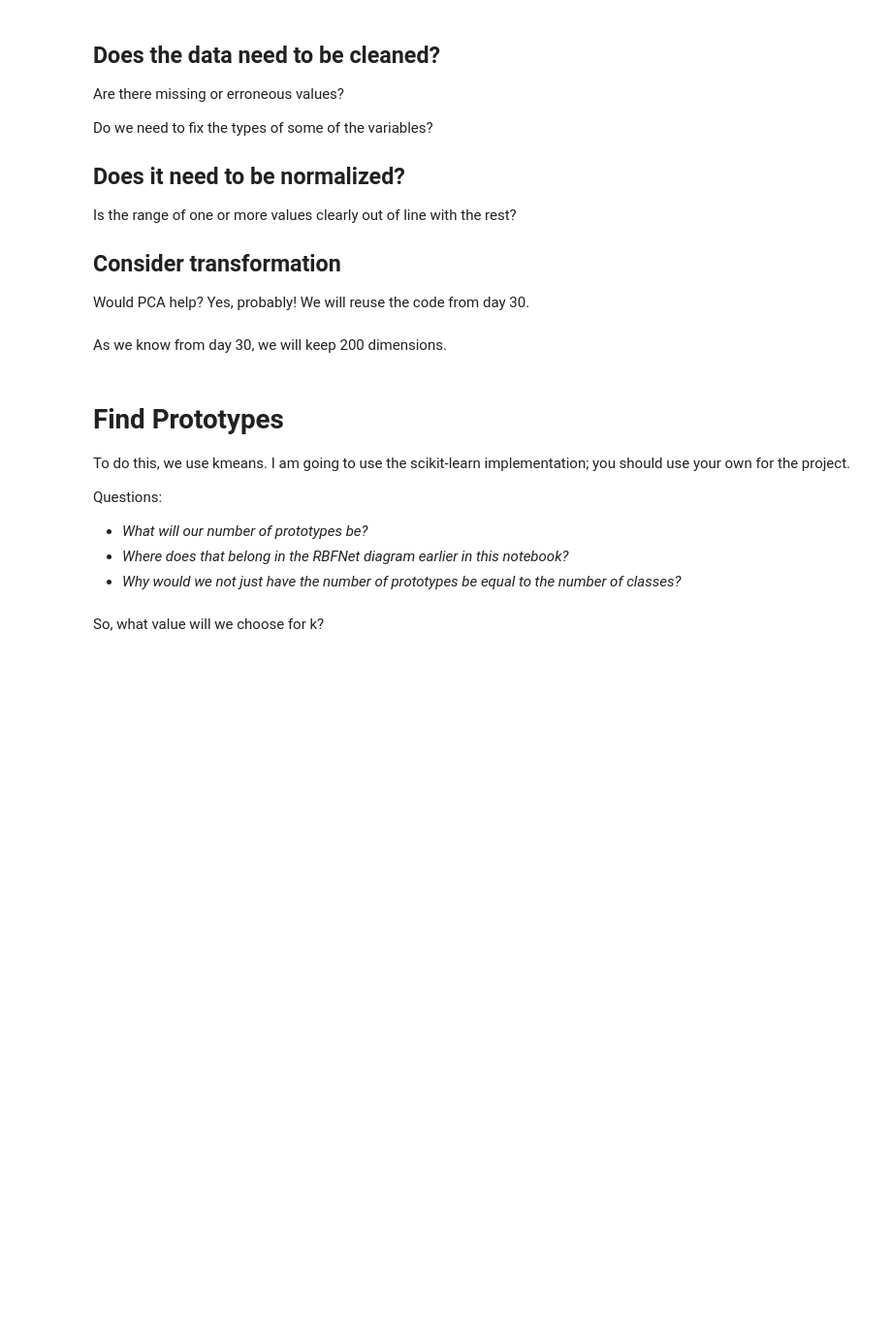
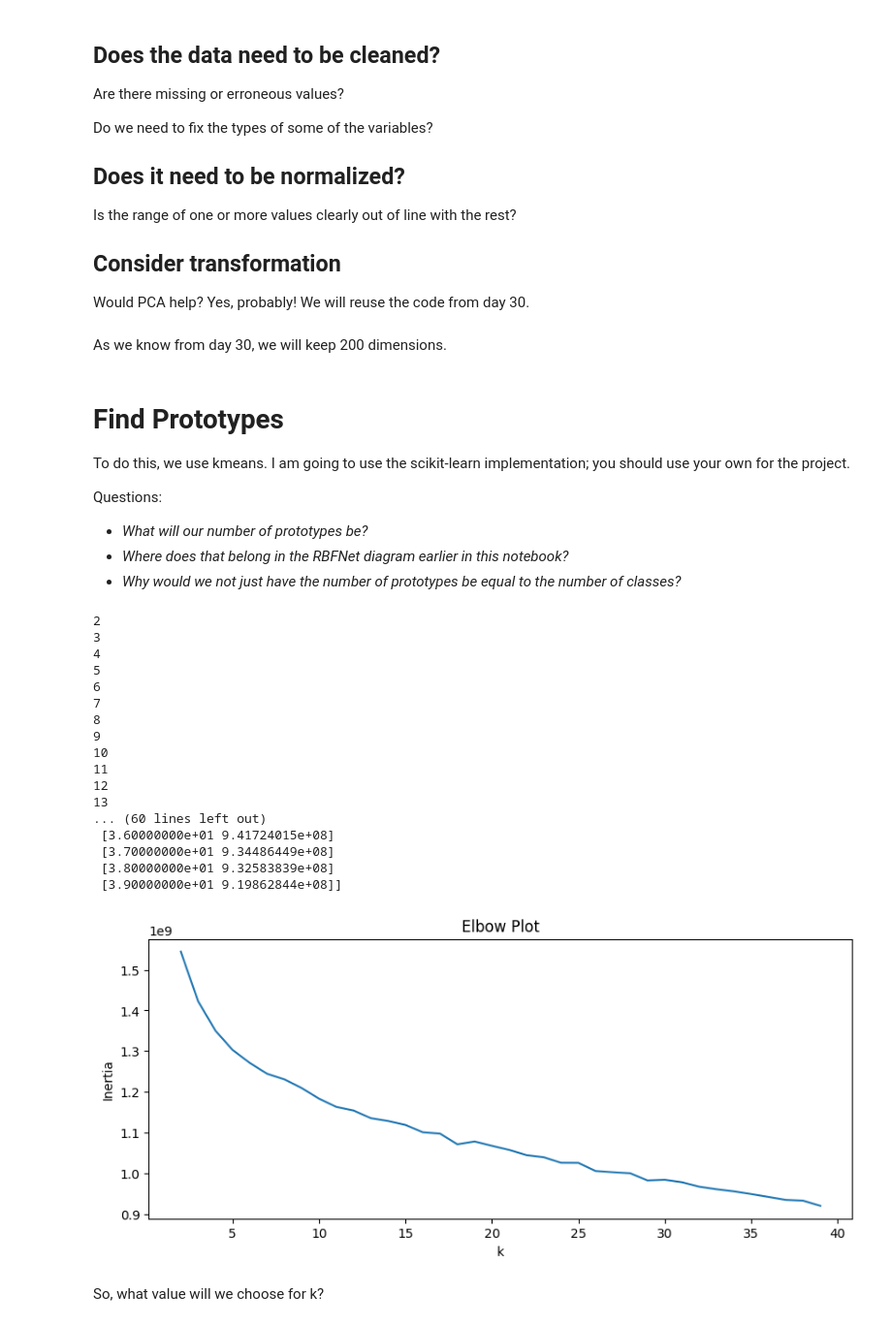
Before and after one commit to ajstent/CS252S22, a Jupyter notebook: Day34.ipynb, the cells around one changed output. Shown at 97% size. Drawn from its saved outputs; the diff is of its cells as text; code cells hidden in the pictures; blank space fills up the shorter version.

```diff
--- a/Day34.ipynb
+++ b/Day34.ipynb
@@ -155,22 +192,41 @@ Questions:
 # %%
 from sklearn.cluster import KMeans
 
 inertia_by_k = []
 
-for k in range(2, 20):
+for k in range(2, 40):
     print(k)
     km = KMeans(n_clusters=k, random_state=0, n_init = 10).fit(projected_train)
     inertia_by_k.append([k, km.inertia_])
 
 inertia_by_k = np.array(inertia_by_k)
 print(inertia_by_k)
 fig = plt.figure(figsize=(10,4))
 ax1 = fig.add_subplot(111)
 ax1.plot(inertia_by_k[:, 0], inertia_by_k[:, 1])
 ax1.set_xlabel('k')
 ax1.set_ylabel('Inertia')
 ax1.set_title('Elbow Plot')
 plt.show()
+# %% [output]
+2
+3
+4
+5
+6
+7
+8
+9
+10
+11
+12
+13
+... (60 lines left out)
+ [3.60000000e+01 9.41724015e+08]
+ [3.70000000e+01 9.34486449e+08]
+ [3.80000000e+01 9.32583839e+08]
+ [3.90000000e+01 9.19862844e+08]]
+[figure, added]
 # %% [markdown]
 So, what value will we choose for k?
 # %%
```
Also changed, not shown: parts of 4 cells of this notebook, 2 other files.
